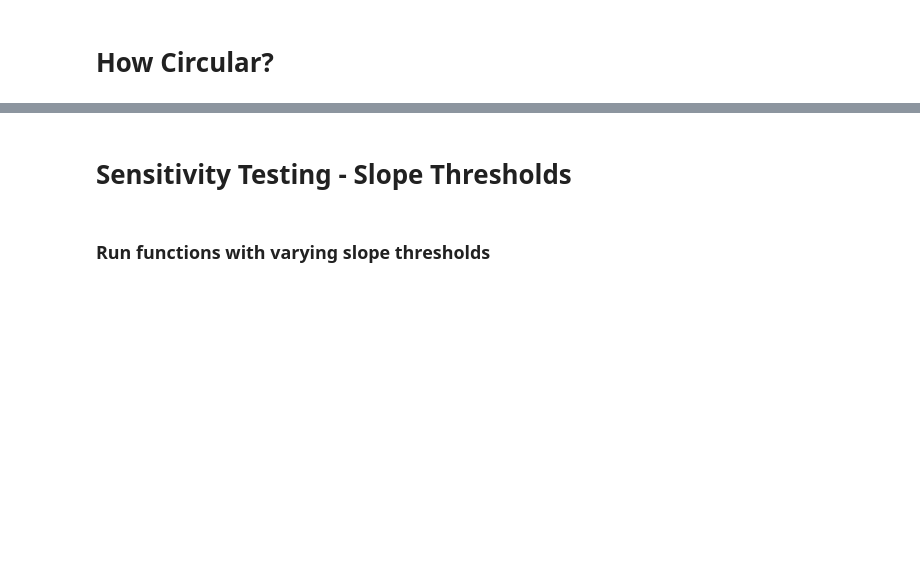
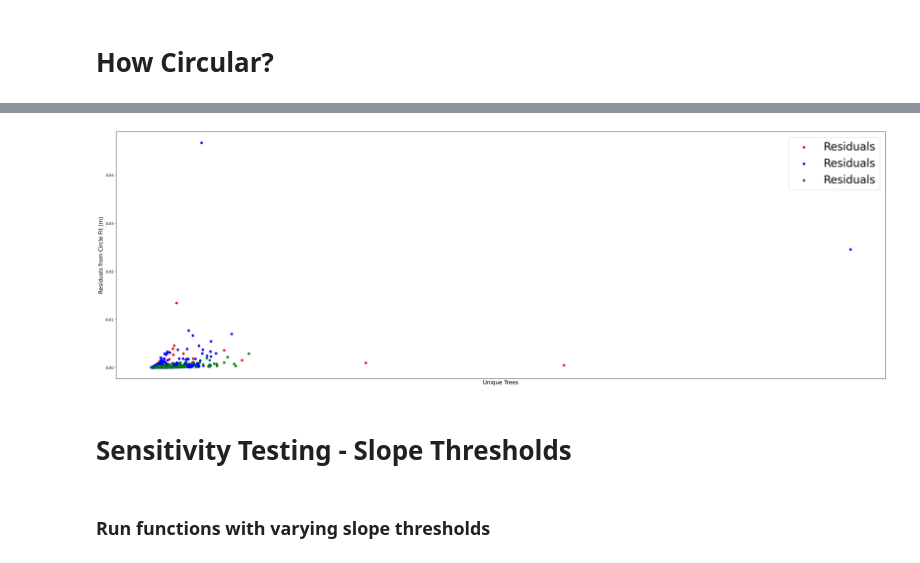
Before and after one commit to sabinenix/CloudDBH, a Jupyter notebook: CloudDBH_2.ipynb, the cells around one changed output, grey strips where cells are left out. Saved outputs shown, nothing was run; the diff lists cells and outputs as text; code cells hidden in the pictures; blank space fills up the shorter version.

```diff
--- a/CloudDBH_2.ipynb
+++ b/CloudDBH_2.ipynb
@@ -1046,3 +1152,35 @@ for tree in treelist:
+# %%
+merged_dfs
+
+
+# plot residuals
+fig, axs = plt.subplots(1, 1, figsize=(30,10))
+plt.tight_layout()
+
+rowind = treeind = 0
+colors = ['red', 'blue', 'green']
+#labels = ['Wytham - Multistemmed', 'Wytham - Singlestemmed', 'Tropical']
+
+dicts = [residu_dict, dbh_circ_dict]
+cols = ['residuals', 'dbh_circ']
+
+# merge resulting dataframes into one large dataframe
+residual_df = dfs[0].merge(dfs[1],on='TLS_ID')
+
+for residual_df in merged_dfs:
+    color = colors[treeind]
+
+    axs.scatter(residual_df['dbh_circ'], residual_df['residuals'], color = color, label='Residuals')
+    #axs.set_aspect('equal')
+    axs.set_ylabel('Residuals from Circle Fit (m)', fontsize=15)
+    axs.set_xlabel('Unique Trees', fontsize=15)
+    axs.get_xaxis().set_ticks([])
+
+    plt.legend(loc="upper right", fontsize=30)
+
+    treeind, colind, rowind = update_inds(treeind, rowind, colind, ncols=1)
+# %% [output]
+[figure, added]
 # %% [markdown]
 # Sensitivity Testing - Slope Thresholds
 # %% [markdown]
```
Also changed, not shown: parts of 13 cells of this notebook.
